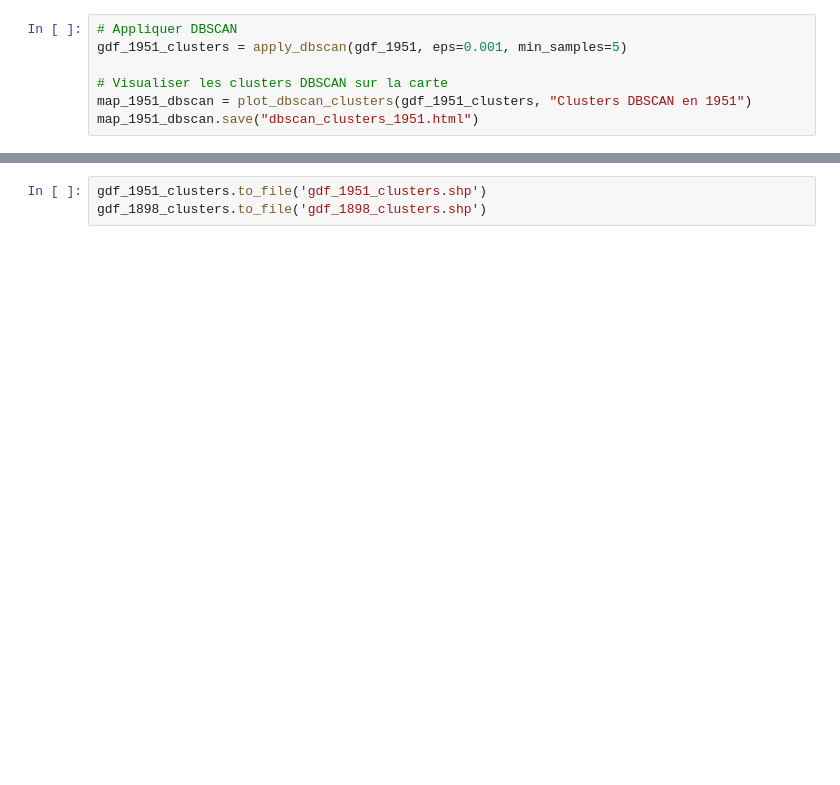
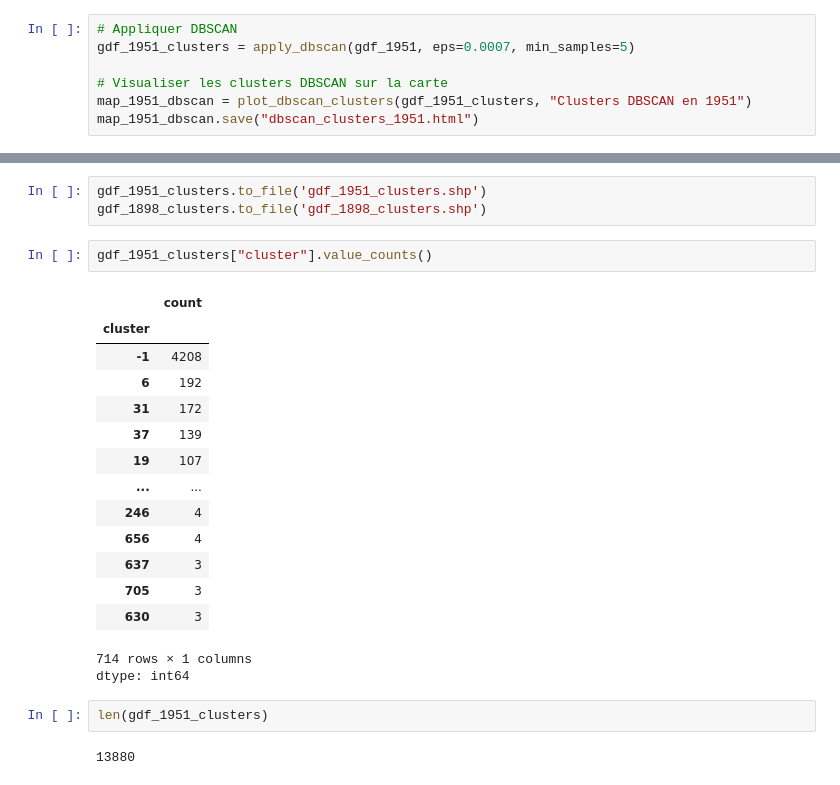
Before and after one commit to cvbrandoe/coursHNS, a Jupyter notebook: notebooks/ENC_HNS_2025_AdressesProp_AnaSpat.ipynb, the cells around one changed output, grey strips where cells are left out. Cells and saved outputs as stored; diff of their text form; blank space fills up the shorter version.

```diff
--- a/notebooks/ENC_HNS_2025_AdressesProp_AnaSpat.ipynb
+++ b/notebooks/ENC_HNS_2025_AdressesProp_AnaSpat.ipynb
@@ -634,7 +758,7 @@ map_1898_dbscan.save("dbscan_clusters_1898.html")
 Name: cluster, Length: 13027, dtype: int64
 # %%
 # Appliquer DBSCAN
-gdf_1951_clusters = apply_dbscan(gdf_1951, eps=0.001, min_samples=5)
+gdf_1951_clusters = apply_dbscan(gdf_1951, eps=0.0007, min_samples=5)
 
 # Visualiser les clusters DBSCAN sur la carte
 map_1951_dbscan = plot_dbscan_clusters(gdf_1951_clusters, "Clusters DBSCAN en 1951")
@@ -661,3 +796,25 @@ Name: cluster, Length: 13880, dtype: int64
 # %%
 gdf_1951_clusters.to_file('gdf_1951_clusters.shp')
 gdf_1898_clusters.to_file('gdf_1898_clusters.shp')
+# %%
+gdf_1951_clusters["cluster"].value_counts()
+# %% [output]
+|  | count |
+| cluster |  |
+| -1 | 4208 |
+| 6 | 192 |
+| 31 | 172 |
+| 37 | 139 |
+| 19 | 107 |
+| ... | ... |
+| 246 | 4 |
+| 656 | 4 |
+| 637 | 3 |
+| 705 | 3 |
+| 630 | 3 |
+714 rows × 1 columns
+dtype: int64
+# %%
+len(gdf_1951_clusters)
+# %% [output]
+13880
```
Also changed, not shown: parts of 23 cells of this notebook.
